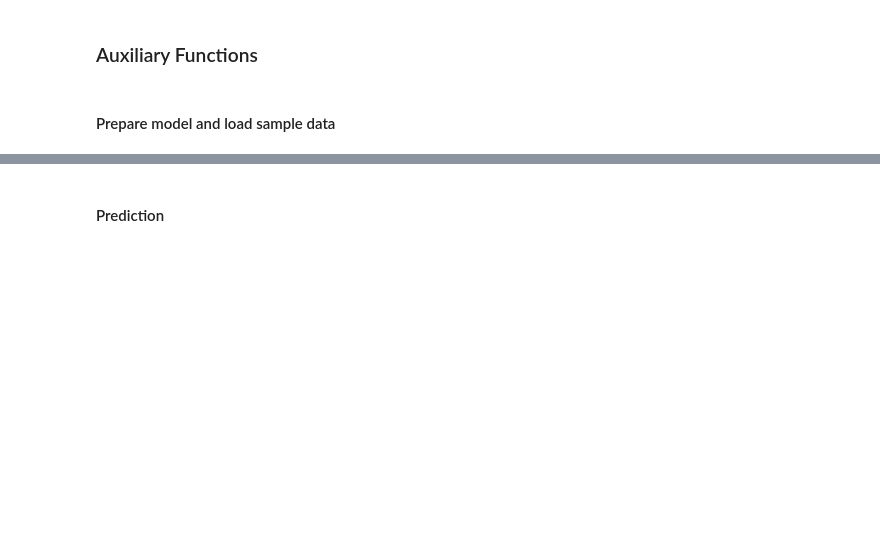
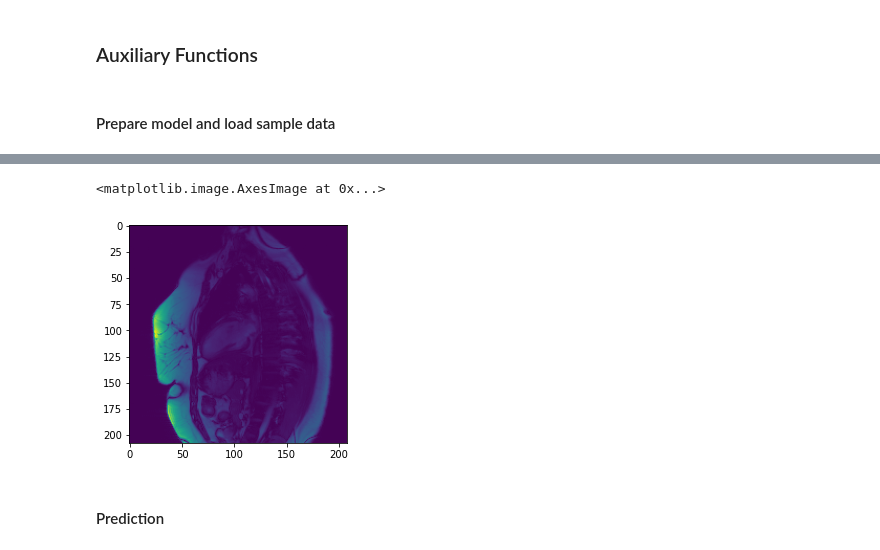
Before and after one commit to HMS-CardiacMR/DENT, a Jupyter notebook: demo.ipynb, the cells around one changed output, grey strips where cells are left out. Saved outputs shown, nothing was run; the diff lists cells and outputs as text; code cells hidden in the pictures; blank space fills up the shorter version.

```diff
--- a/demo.ipynb
+++ b/demo.ipynb
@@ -96,3 +100,10 @@ load_from = './checkpoints_large_dataset_2022_10_03/model_best.pth'
 model_dict = model.state_dict()
 model.load_state_dict(torch.load(load_from)["state_dict"] , strict=True)
 model.eval();
+# %%
+data = np.load('/mnt/alp/Research Data Sets/TemporalResolutionEnhancement/FromFIRE/data.npy')
+# %%
+plt.imshow(data[:,:,0,0])
+# %% [output]
+<matplotlib.image.AxesImage at 0x...>
+[figure, added]
```
Also changed, not shown: parts of 4 cells of this notebook.
